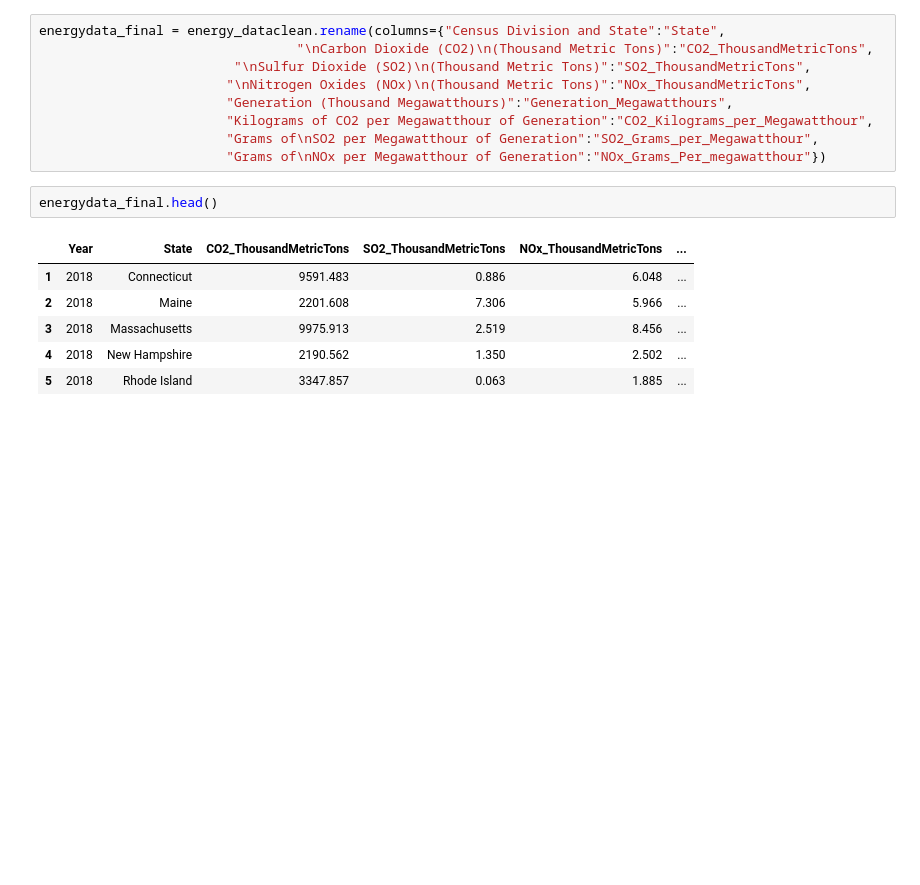
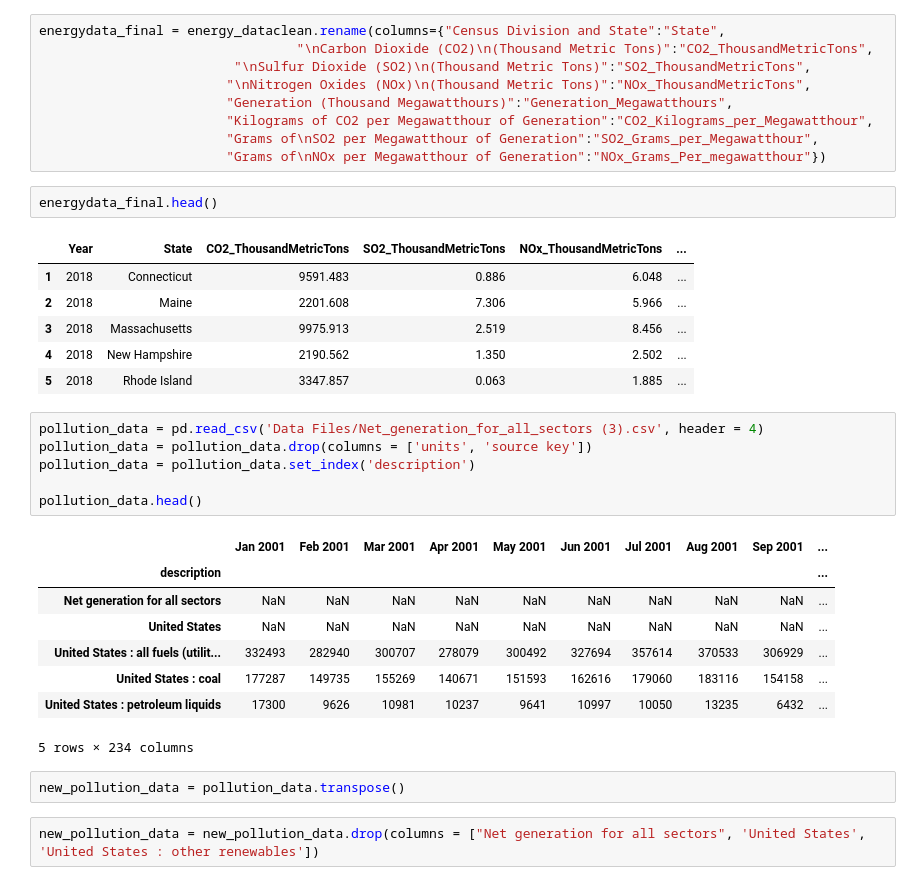
Before and after one commit to arerickson28/energy-pollution-ETL, a Jupyter notebook: energy-pollution-ETL.ipynb, the cells around one changed output. Saved outputs shown, nothing was run; the diff lists cells and outputs as text; blank space fills up the shorter version.

```diff
--- a/energy-pollution-ETL.ipynb
+++ b/energy-pollution-ETL.ipynb
@@ -117,3 +117,22 @@ energydata_final.head()
 | 3 | 2018 | Massachusetts | 9975.913 | 2.519 | 8.456 | ... |
 | 4 | 2018 | New Hampshire | 2190.562 | 1.350 | 2.502 | ... |
 | 5 | 2018 | Rhode Island | 3347.857 | 0.063 | 1.885 | ... |
+# %%
+pollution_data = pd.read_csv('Data Files/Net_generation_for_all_sectors (3).csv', header = 4)
+pollution_data = pollution_data.drop(columns = ['units', 'source key'])
+pollution_data = pollution_data.set_index('description')
+
+pollution_data.head()
+# %% [output]
+|  | Jan 2001 | Feb 2001 | Mar 2001 | Apr 2001 | May 2001 | Jun 2001 | Jul 2001 | Aug 2001 | Sep 2001 | ... |
+| description |  |  |  |  |  |  |  |  |  | ... |
+| Net generation for all sectors | NaN | NaN | NaN | NaN | NaN | NaN | NaN | NaN | NaN | ... |
+| United States | NaN | NaN | NaN | NaN | NaN | NaN | NaN | NaN | NaN | ... |
+| United States : all fuels (utilit... | 332493 | 282940 | 300707 | 278079 | 300492 | 327694 | 357614 | 370533 | 306929 | ... |
+| United States : coal | 177287 | 149735 | 155269 | 140671 | 151593 | 162616 | 179060 | 183116 | 154158 | ... |
+| United States : petroleum liquids | 17300 | 9626 | 10981 | 10237 | 9641 | 10997 | 10050 | 13235 | 6432 | ... |
+5 rows × 234 columns
+# %%
+new_pollution_data = pollution_data.transpose()
+# %%
+new_pollution_data = new_pollution_data.drop(columns = ["Net generation for all sectors", 'United States', 'United States : other renewables'])
```
Also changed, not shown: parts of 4 cells of this notebook.
